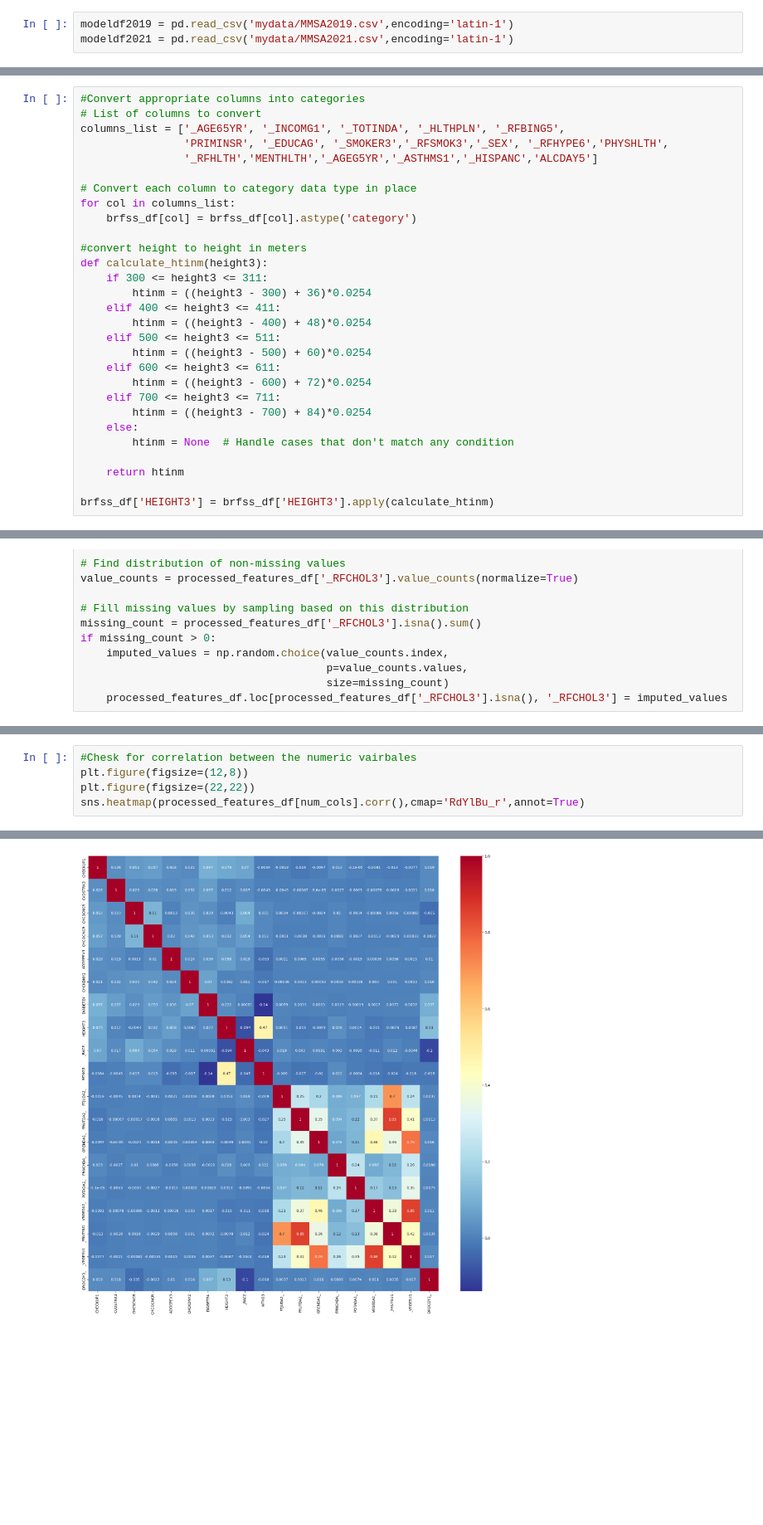
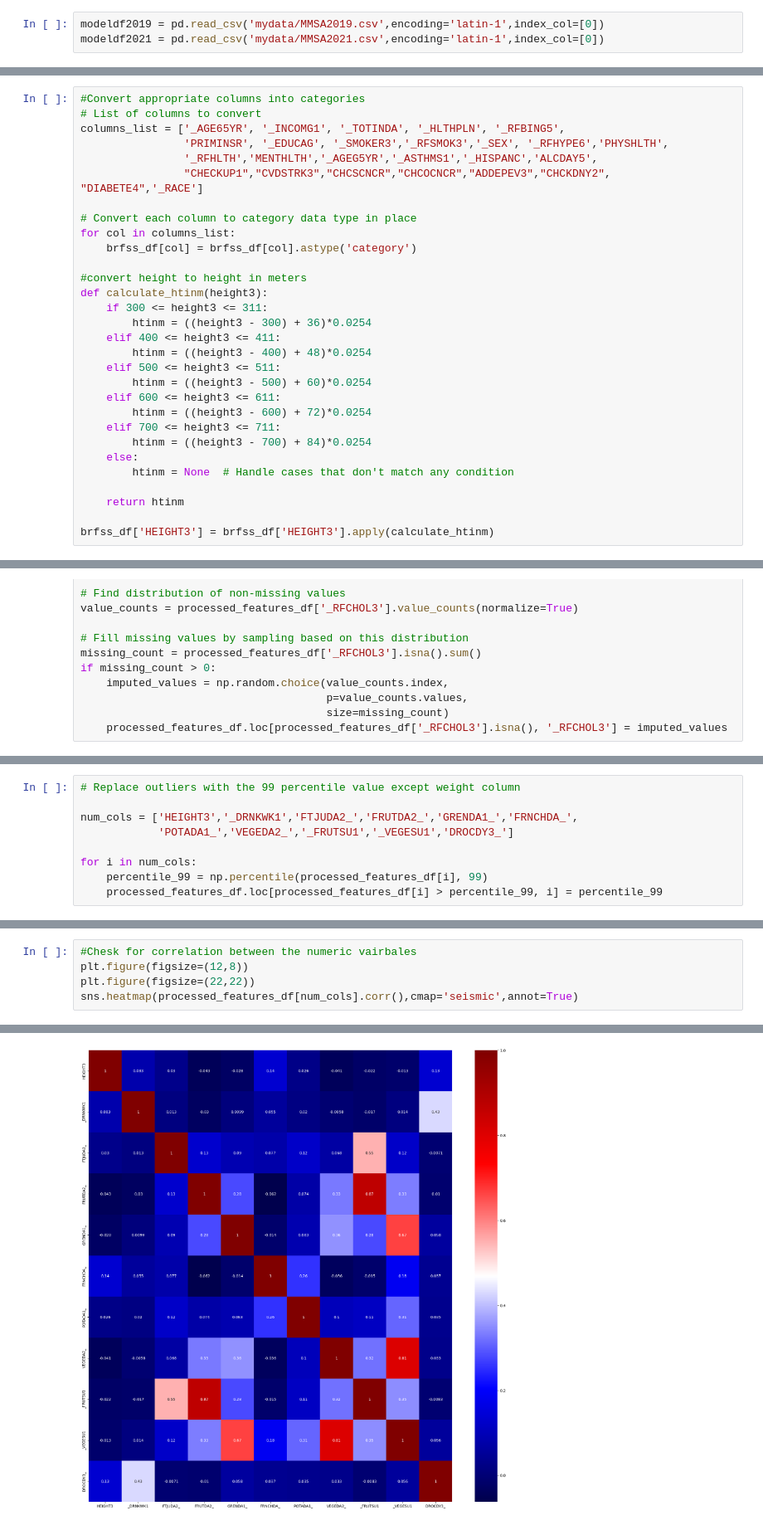
Before and after one commit to OBINNADINNEYA/BRFSS_BIGDATA_PROJECT, a Jupyter notebook: Data_Cleaning_2019_2021.ipynb, the cells around one changed output, grey strips where cells are left out. Shown: that part at 83% size. Saved outputs shown, nothing was run; the diff lists cells and outputs as text; blank space fills up the shorter version.

```diff
--- a/Data_Cleaning_2019_2021.ipynb
+++ b/Data_Cleaning_2019_2021.ipynb
@@ -29,8 +29,8 @@ from ydata_profiling import ProfileReport
 # %%
 %matplotlib inline
 # %%
-modeldf2019 = pd.read_csv('mydata/MMSA2019.csv',encoding='latin-1')
-modeldf2021 = pd.read_csv('mydata/MMSA2021.csv',encoding='latin-1')
+modeldf2019 = pd.read_csv('mydata/MMSA2019.csv',encoding='latin-1',index_col=[0])
+modeldf2021 = pd.read_csv('mydata/MMSA2021.csv',encoding='latin-1',index_col=[0])
 # %%
 #pd.set_option('display.max_columns', None)
 # %%
@@ -156,7 +156,8 @@ brfss_df = pd.concat([modeldf2019[common_columns], modeldf2021[common_columns]],
 # List of columns to convert
 columns_list = ['_AGE65YR', '_INCOMG1', '_TOTINDA', '_HLTHPLN', '_RFBING5',
                 'PRIMINSR', '_EDUCAG', '_SMOKER3','_RFSMOK3','_SEX', '_RFHYPE6','PHYSHLTH',
-                '_RFHLTH','MENTHLTH','_AGEG5YR','_ASTHMS1','_HISPANC','ALCDAY5']
+                '_RFHLTH','MENTHLTH','_AGEG5YR','_ASTHMS1','_HISPANC','ALCDAY5',
+                "CHECKUP1","CVDSTRK3","CHCSCNCR","CHCOCNCR","ADDEPEV3","CHCKDNY2", "DIABETE4",'_RACE']
 
 # Convert each column to category data type in place
 for col in columns_list:
@@ -503,0 +495,9 @@ num_cols = processed_features_df.select_dtypes(include='float').columns
+# %%
+# Replace outliers with the 99 percentile value except weight column
+
+num_cols = ['HEIGHT3','_DRNKWK1','FTJUDA2_','FRUTDA2_','GRENDA1_','FRNCHDA_',
+            'POTADA1_','VEGEDA2_','_FRUTSU1','_VEGESU1','DROCDY3_']
+
+for i in num_cols:
+    percentile_99 = np.percentile(processed_features_df[i], 99)
+    processed_features_df.loc[processed_features_df[i] > percentile_99, i] = percentile_99
@@ -504,9 +520,9 @@ num_cols = processed_features_df.select_dtypes(include='float').columns
 # %%
 #Chesk for correlation between the numeric vairbales
 plt.figure(figsize=(12,8))
 plt.figure(figsize=(22,22))
-sns.heatmap(processed_features_df[num_cols].corr(),cmap='RdYlBu_r',annot=True)
+sns.heatmap(processed_features_df[num_cols].corr(),cmap='seismic',annot=True)
 # %% [output]
 <Axes: >
 <Figure size 1200x800 with 0 Axes>
-[figure, old version]
+[figure, new version]
```
Also changed, not shown: parts of 32 cells of this notebook, 5 other files.
